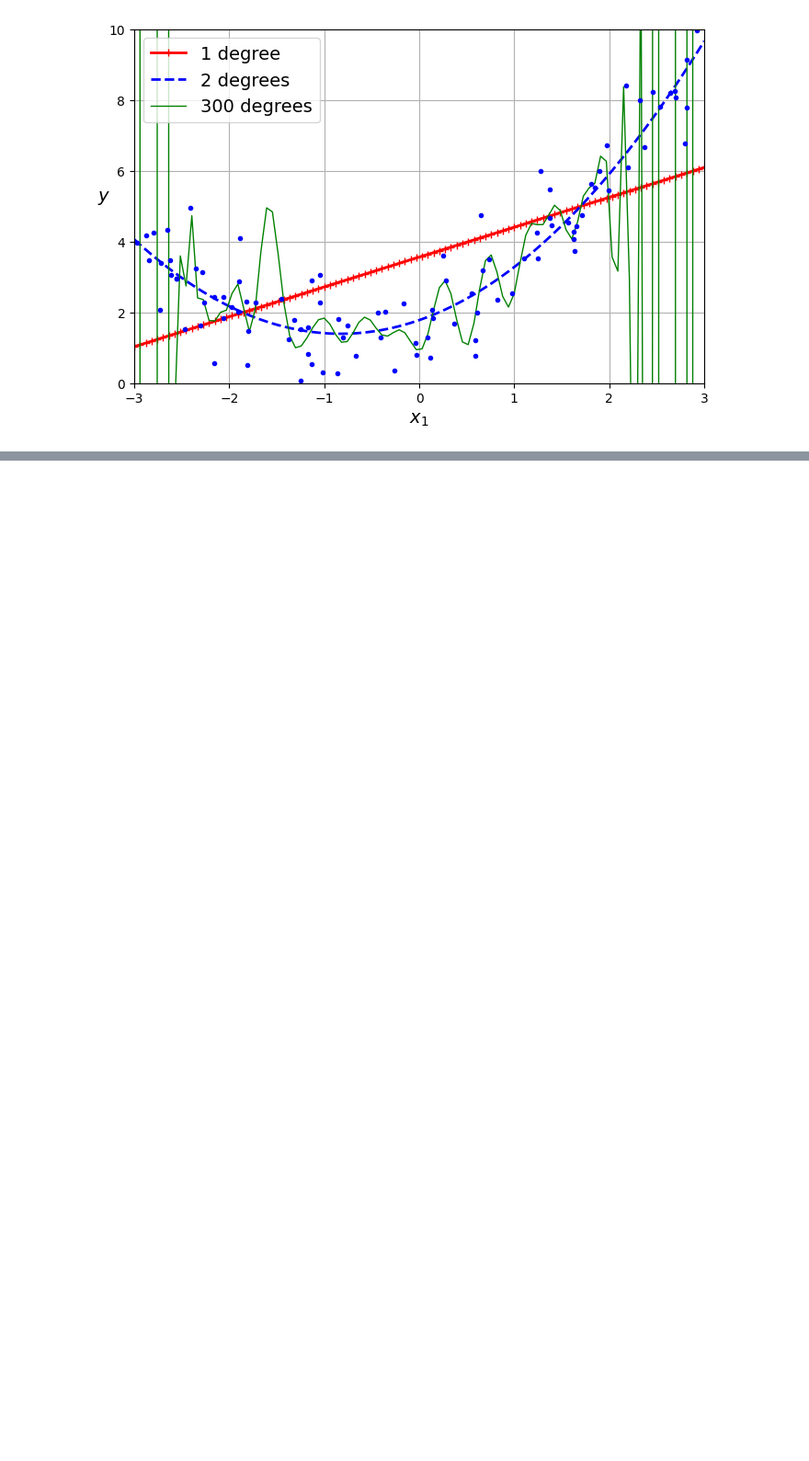
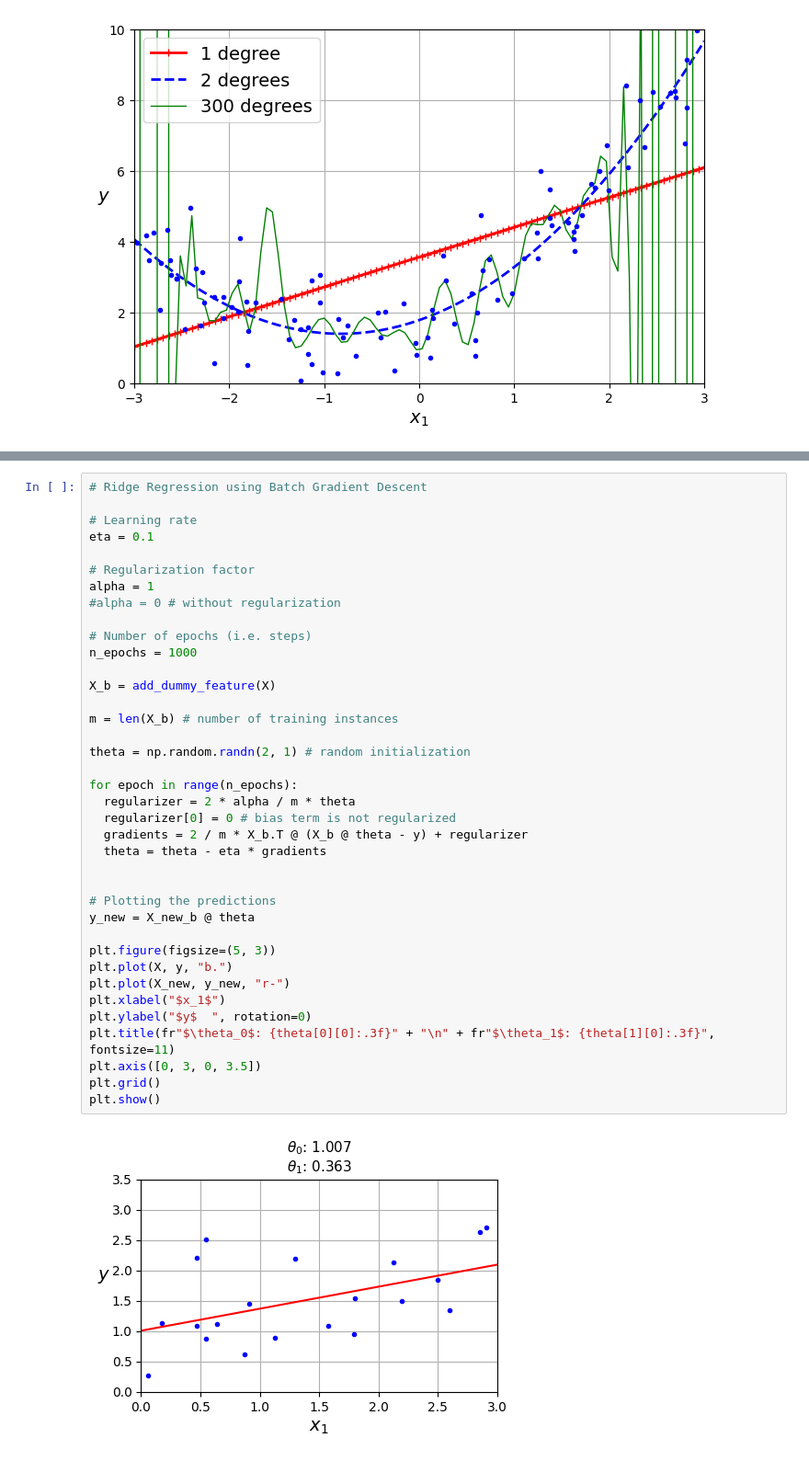
Before and after one commit to aseddin/F23_ECE4715, a Jupyter notebook: 3_linear_regression.ipynb, the cells around one changed output, grey strips where cells are left out. Shown at 92% size. Drawn from its saved outputs; the diff is of its cells as text; blank space fills up the shorter version.

```diff
--- a/3_linear_regression.ipynb
+++ b/3_linear_regression.ipynb
@@ -700,0 +873,40 @@ The model that seem to generalize best is the quadratic model and this is reason
+# %%
+# Ridge Regression using Batch Gradient Descent
+
+# Learning rate
+eta = 0.1
+
+# Regularization factor
+alpha = 1
+#alpha = 0 # without regularization
+
+# Number of epochs (i.e. steps)
+n_epochs = 1000
+
+X_b = add_dummy_feature(X)
+
+m = len(X_b) # number of training instances
+
+theta = np.random.randn(2, 1) # random initialization
+
+for epoch in range(n_epochs):
+  regularizer = 2 * alpha / m * theta
+  regularizer[0] = 0 # bias term is not regularized
+  gradients = 2 / m * X_b.T @ (X_b @ theta - y) + regularizer
+  theta = theta - eta * gradients
+
+
+# Plotting the predictions
+y_new = X_new_b @ theta
+
+plt.figure(figsize=(5, 3))
+plt.plot(X, y, "b.")
+plt.plot(X_new, y_new, "r-")
+plt.xlabel("$x_1$")
+plt.ylabel("$y$  ", rotation=0)
+plt.title(fr"$\theta_0$: {theta[0][0]:.3f}" + "\n" + fr"$\theta_1$: {theta[1][0]:.3f}", fontsize=11)
+plt.axis([0, 3, 0, 3.5])
+plt.grid()
+plt.show()
+# %% [output]
+[figure, added]
```
Also changed, not shown: parts of 32 cells of this notebook.
